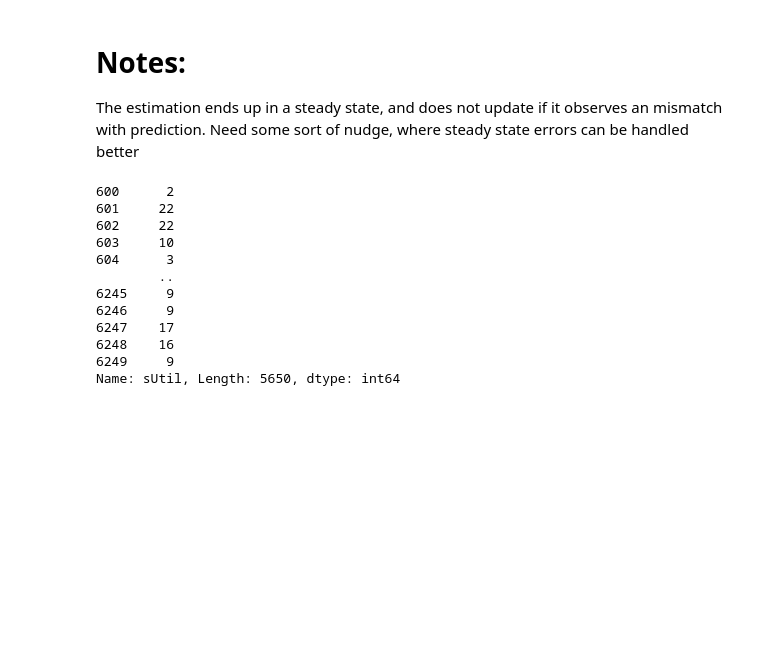
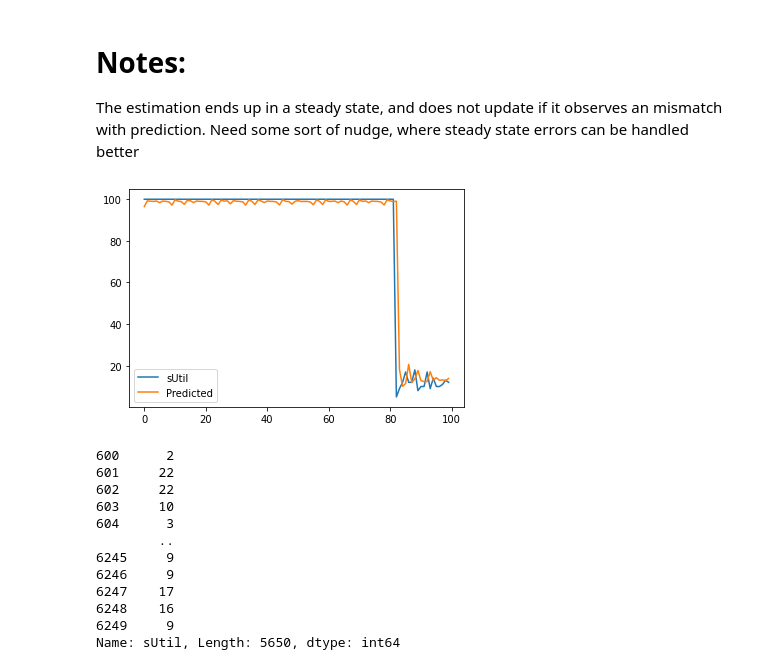
Before and after one commit to dipayan2/ARMAModel, a Jupyter notebook: ModularCode.ipynb, the cells around one changed output. Cells and saved outputs as stored; diff of their text form; code cells hidden in the pictures; blank space fills up the shorter version.

```diff
--- a/ModularCode.ipynb
+++ b/ModularCode.ipynb
@@ -377,7 +377,7 @@ def main(TEST_START=7500,STEP=50,N_CLUST=5,TRAIN_END=6001,ARP=4):
             y_est += y_pred[-1]*P_like[j]
         y_est = max(0, min(y_est - res_pred, 100))
         res = y_est - y_act
-        res_pred = 0.8* res + 0.2*res_pred
+        res_pred = 0.4* res + 0.6*res_pred
         res_pred =  max(-10, min(res_pred, 10))
 #         print(i, y_act,y_est,x_prior)
         Y_ACT.append(y_act)
@@ -385,14 +385,16 @@ def main(TEST_START=7500,STEP=50,N_CLUST=5,TRAIN_END=6001,ARP=4):
         for j in range(nCluster):
             models[j].update_data([y_act],exog=[x_prior],residual=[res])
     df_plot = pd.DataFrame()
-    df_plot['sUtil'] = Y_ACT
+    df_plot['Util'] = Y_ACT
     df_plot['Predicted'] = Y_PRED
     df_plot[['sUtil','Predicted']].plot()
 # %% [markdown]
 # Notes:
 The estimation ends up in a steady state, and does not update if it observes an mismatch with prediction. Need some sort of nudge, where steady state errors can be handled better
 # %%
-main(TRAIN_END=7500,TEST_START=7500,N_CLUST=15,STEP=50,ARP=5)
+main(TRAIN_END=7500,TEST_START=7500,N_CLUST=10,STEP=100,ARP=5)
+# %% [output]
+[figure, added]
 # %%
 utilData = getNewDataFrame('UtilTestFinal')
 utilData['sUtil'].iloc[600:6250]
```
